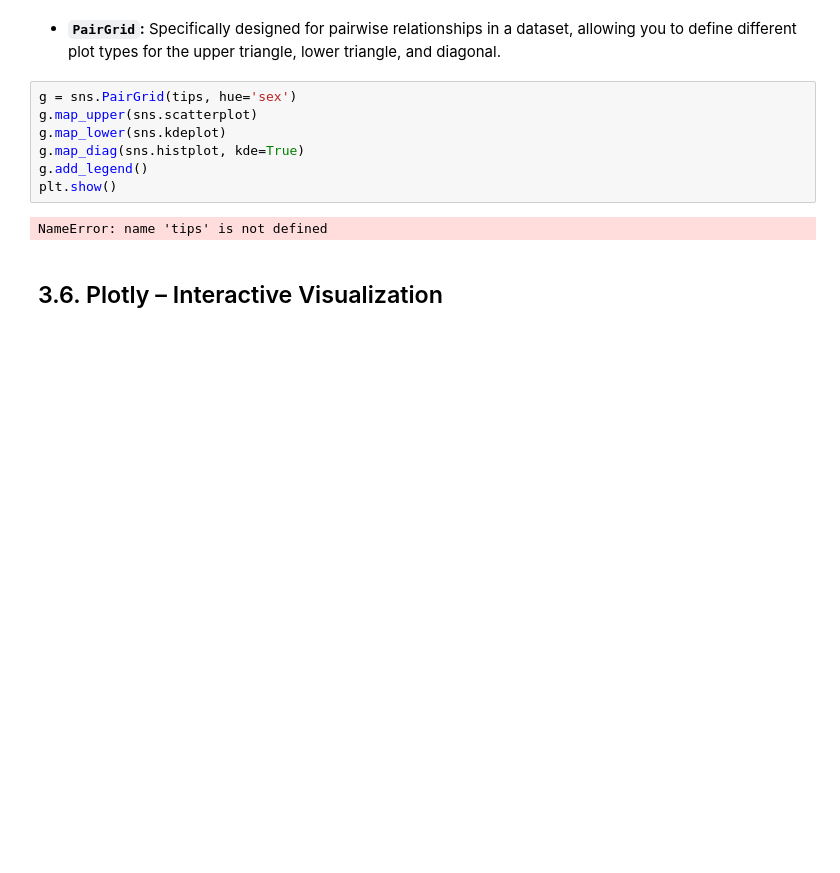
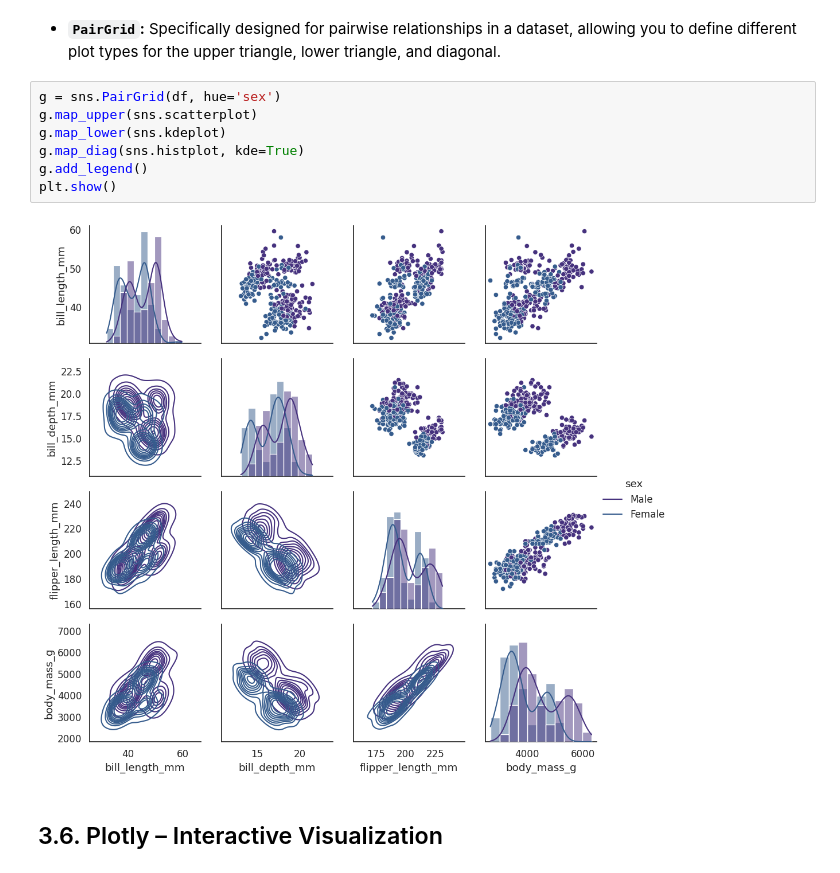
Before and after one commit to prof-sd1/CSEC_CPD, a Jupyter notebook: Module_3.ipynb, the cells around one changed output. Saved outputs shown, nothing was run; the diff lists cells and outputs as text; blank space fills up the shorter version.

```diff
--- a/Module_3.ipynb
+++ b/Module_3.ipynb
@@ -2424,14 +2946,14 @@ plt.show()
 # %% [markdown]
 * **`PairGrid`:** Specifically designed for pairwise relationships in a dataset, allowing you to define different plot types for the upper triangle, lower triangle, and diagonal.
 # %%
-g = sns.PairGrid(tips, hue='sex')
+g = sns.PairGrid(df, hue='sex')
 g.map_upper(sns.scatterplot)
 g.map_lower(sns.kdeplot)
 g.map_diag(sns.histplot, kde=True)
 g.add_legend()
 plt.show()
 # %% [output]
-NameError: name 'tips' is not defined
+[figure, added]
 # %% [markdown]
 ## 3.6. Plotly – Interactive Visualization
 # %% [markdown]
```
Also changed, not shown: parts of 101 cells of this notebook.
